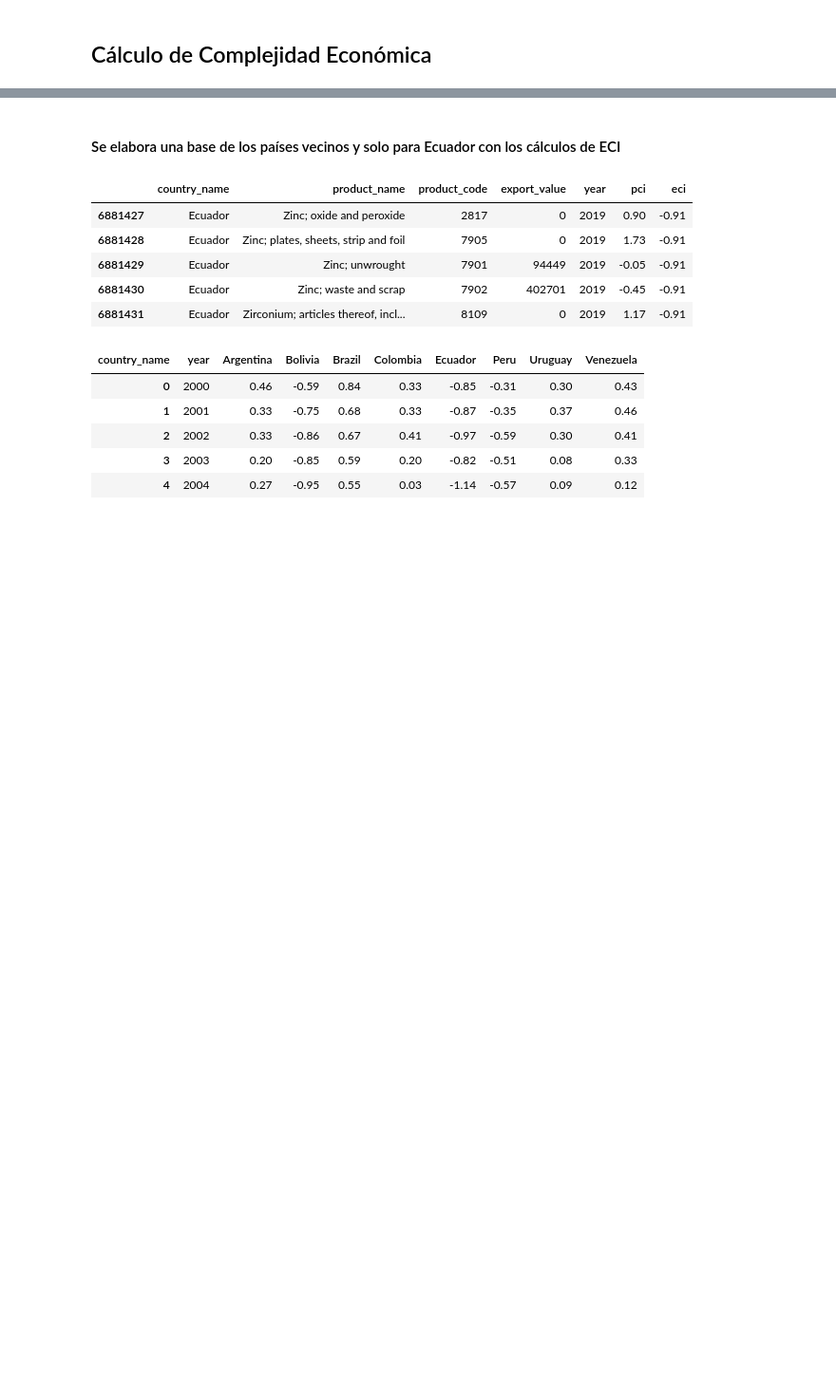
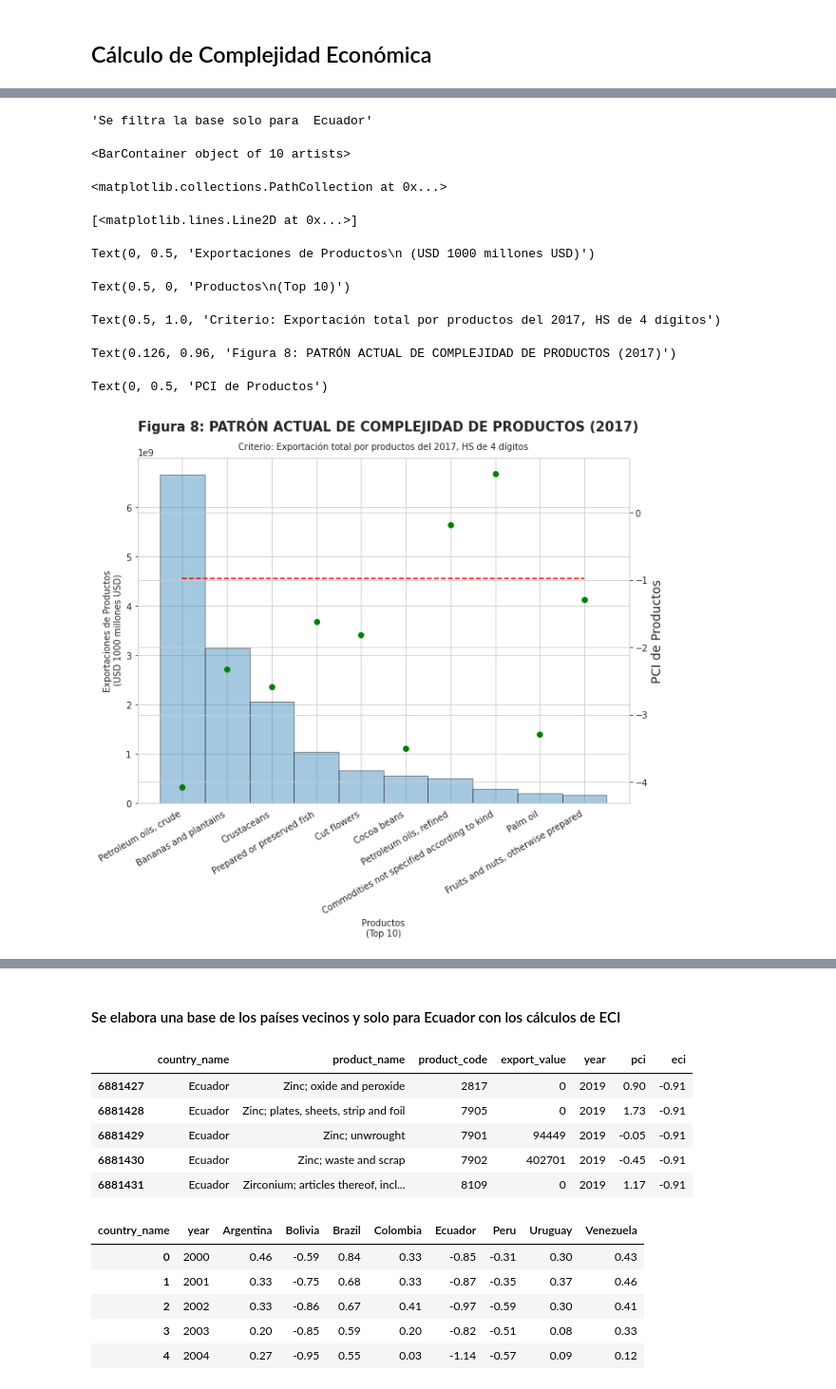
Before and after one commit to descandon88/Ecuador-Growth-data-set, a Jupyter notebook: analisisComplejidadEconomica.ipynb, the cells around one changed output, grey strips where cells are left out. Shown at 95% size. Drawn from its saved outputs; the diff is of its cells as text; code cells hidden in the pictures; blank space fills up the shorter version.

```diff
--- a/analisisComplejidadEconomica.ipynb
+++ b/analisisComplejidadEconomica.ipynb
@@ -1014,0 +1318,48 @@ Cálculo finalizado
+# %%
+"Se filtra la base solo para  Ecuador"
+year_selected = [2017]
+df_ecm_ec = df_ecm[(df_ecm['year'].isin(year_selected)) & (df_ecm['country_name']=="Ecuador")].copy()
+df_ecm_ec=df_ecm_ec.sort_values(by=['export_value'],ascending=False)
+
+df_ecm_ec_t10=df_ecm_ec[0:10]
+# %% [output]
+'Se filtra la base solo para  Ecuador'
+# %%
+fig, ax1 = plt.subplots(figsize=(10, 8))
+ax2 = ax1.twinx()
+
+ax1.bar(df_ecm_ec_t10['product_short_name'], df_ecm_ec_t10['export_value'], edgecolor="black", alpha=0.4, width=1.0)
+ax2.scatter(df_ecm_ec_t10['product_short_name'], df_ecm_ec_t10['pci'], marker="o", color = 'green')
+ax2.plot(df_ecm_ec_t10['product_short_name'],df_ecm_ec_t10['eci'], color='red',linestyle='dashed')
+
+ax1.set_ylabel("Exportaciones de Productos"+'\n'+ " (USD 1000 millones USD)")
+ax1.set_xlabel("Productos" +'\n'+ "(Top 10)")
+
+plt.title('Criterio: Exportación total por productos del 2017, HS de 4 dígitos',  fontsize=10,
+    pad=10,
+    loc="center")
+plt.suptitle(
+    "Figura 8: PATRÓN ACTUAL DE COMPLEJIDAD DE PRODUCTOS (2017)",
+    fontsize=15,
+    fontweight="bold",
+    x=0.126,
+    y=0.96,
+    ha="left",  wrap=True,
+)
+
+ax2.set_ylabel("PCI de Productos", fontsize=14)
+# ax2.tick_params(axis=df_ecm_ec_t10['pci'], labelcolor=df_ecm_ec_t10['pci'])
+
+
+fig.autofmt_xdate()
+# fig.suptitle("Temperature down, price up", fontsize=20);
+# %% [output]
+<BarContainer object of 10 artists>
+<matplotlib.collections.PathCollection at 0x...>
+[<matplotlib.lines.Line2D at 0x...>]
+Text(0, 0.5, 'Exportaciones de Productos\n (USD 1000 millones USD)')
+Text(0.5, 0, 'Productos\n(Top 10)')
+Text(0.5, 1.0, 'Criterio: Exportación total por productos del 2017, HS de 4 dígitos')
+Text(0.126, 0.96, 'Figura 8: PATRÓN ACTUAL DE COMPLEJIDAD DE PRODUCTOS (2017)')
+Text(0, 0.5, 'PCI de Productos')
+[figure, added]
```
Also changed, not shown: parts of 21 cells of this notebook.
